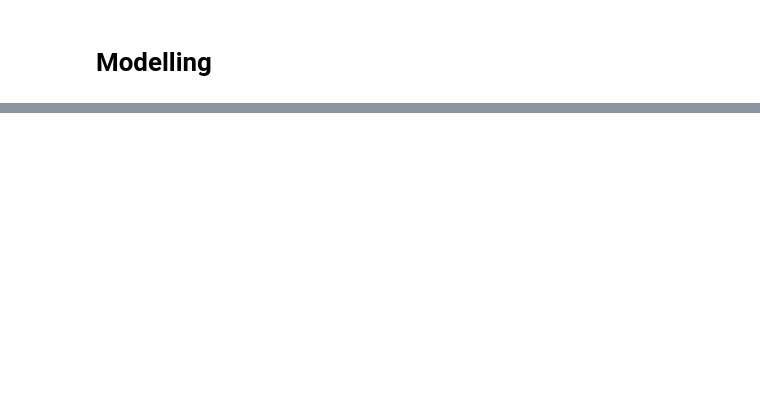
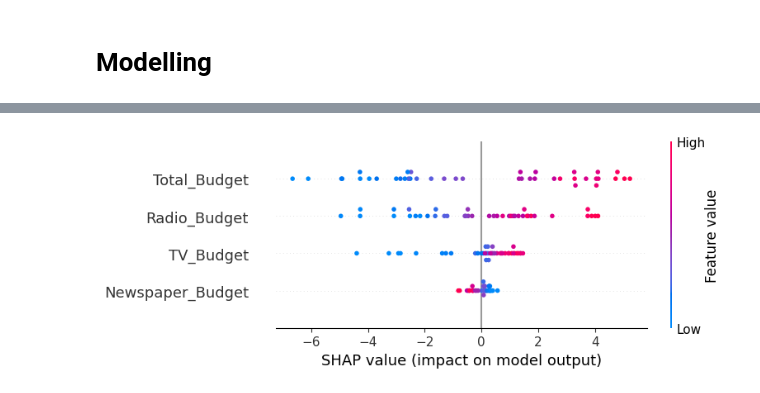
Before and after one commit to Alphteow/Advertising_Kaggle, a Jupyter notebook: XGandGB.ipynb, the cells around one changed output, grey strips where cells are left out. Cells and saved outputs as stored; diff of their text form; code cells hidden in the pictures; blank space fills up the shorter version.

```diff
--- a/XGandGB.ipynb
+++ b/XGandGB.ipynb
@@ -163,0 +209,11 @@ print(f"\nBest Performing Model: {best_model_name}")
+# %%
+# Initialize SHAP JavaScript visualization
+shap.initjs()
+
+# Create SHAP explainer for the best model
+explainer = shap.Explainer(best_model, X_test)
+shap_values = explainer(X_test)
+
+# Global SHAP Summary Plot
+shap.summary_plot(shap_values, X_test)
+# %% [output]
@@ -163,0 +221 @@ print(f"\nBest Performing Model: {best_model_name}")
+[figure, added]
```
Also changed, not shown: parts of 23 cells of this notebook.
